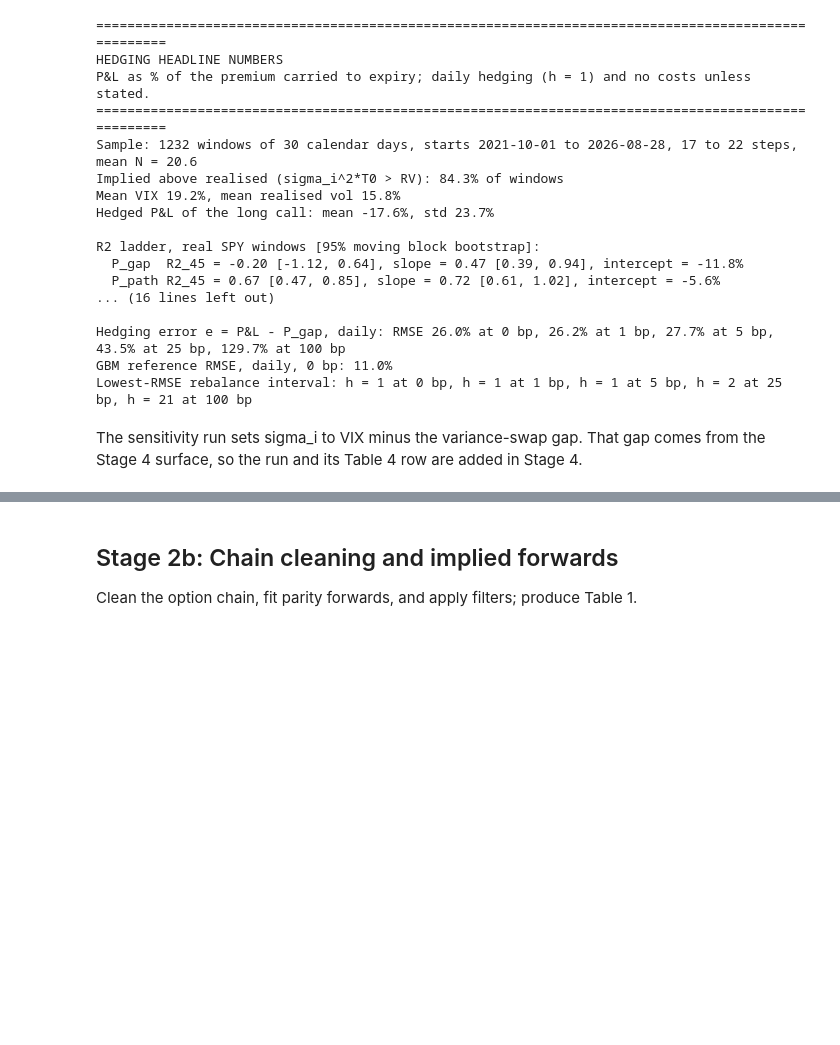
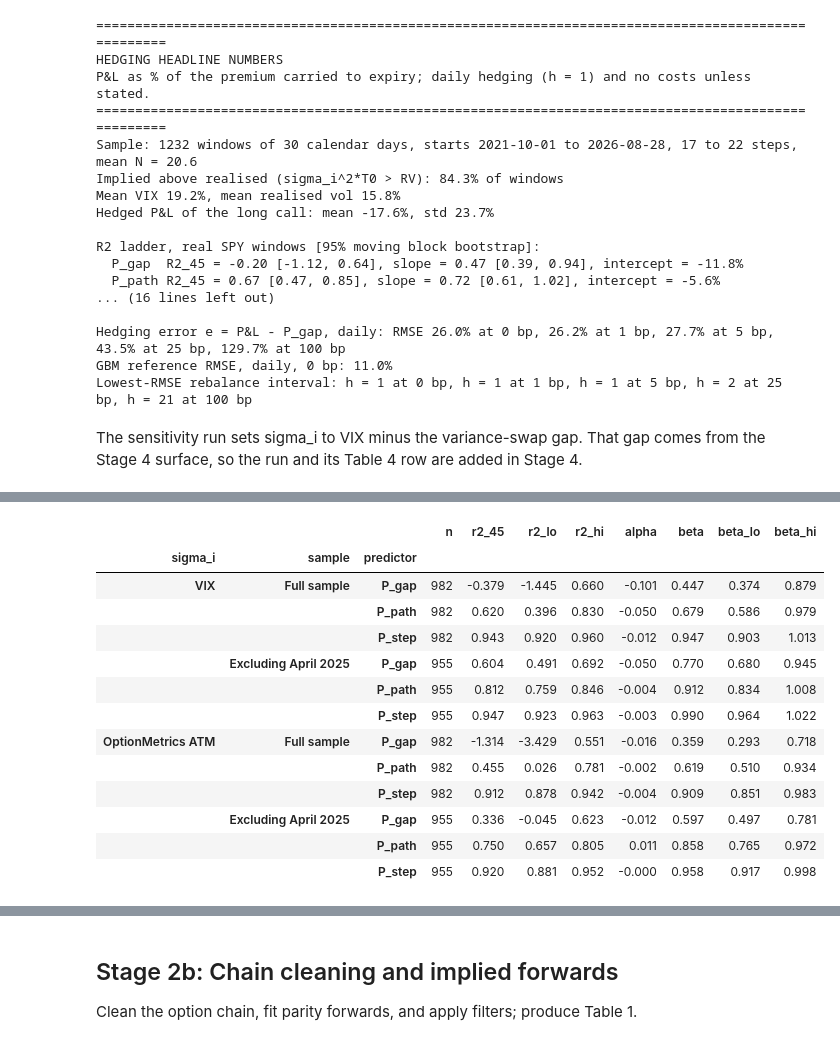
Before and after one commit to yogi-agarwal/vol-surface-delta-hedging, a Jupyter notebook: notebooks/analysis.ipynb, the cells around one changed output, grey strips where cells are left out. Saved outputs shown, nothing was run; the diff lists cells and outputs as text; code cells hidden in the pictures; blank space fills up the shorter version.

```diff
--- a/notebooks/analysis.ipynb
+++ b/notebooks/analysis.ipynb
@@ -532,0 +568,72 @@ The sensitivity run sets sigma_i to VIX minus the variance-swap gap. That gap co
+# %%
+if om is not None:
+    starts_5c, ends_5c, T0_5c, K_5c = win.starts[om_rows], win.ends[om_rows], win.T0[om_rows], win.K[om_rows]
+    sigma_5c = {"VIX": win.sigma_i[om_rows], "OptionMetrics ATM": sigma_atm}
+    runs_5c = {
+        label: hg.simulate_windows(S, win.t, r, starts_5c, ends_5c, sig, K_5c, 1, 0.0)
+        for label, sig in sigma_5c.items()
+    }
+    diff_5b = max(
+        np.max(np.abs(getattr(runs_5c["VIX"], name) - getattr(base, name)[om_rows]))
+        for name in ("pnl", "p_gap", "p_path", "p_step")
+    )
+    print(f"VIX run against the Stage 5b results on these windows: largest difference {diff_5b:.1e}")
+
+    sigma_r_5c = np.sqrt(runs_5c["VIX"].rv / T0_5c)
+    keep_5c = ~april[om_rows]
+    boot_5c = hg.block_bootstrap_indices(om_rows.size, BLOCK, N_RESAMPLES, SEED_BOOT)
+    boot_5c_keep = hg.block_bootstrap_indices(int(keep_5c.sum()), BLOCK, N_RESAMPLES, SEED_BOOT)
+    subsamples_5c = hg.stride_subsamples(starts_5c, ends_5c, STRIDE)  # raises if any two windows share a return
+    sizes_5c = [sub.size for sub in subsamples_5c]
+    print(f"April 2025 exclusion: {(~keep_5c).sum()} windows removed, {keep_5c.sum()} kept")
+    print(f"{len(subsamples_5c)} subsamples at stride {STRIDE}, {min(sizes_5c)} to {max(sizes_5c)} windows each")
+    print(f"Mean realised vol sigma_r over these windows: {sigma_r_5c.mean():.2%}")
+
+    summary_5c, ladders_5c, stride_rows = {}, {}, []
+    for label, res in runs_5c.items():
+        sig = sigma_5c[label]
+        summary_5c[label] = {
+            "windows": sig.size,
+            "mean sigma_i (%)": 100 * sig.mean(),
+            "share sigma_i^2*T0 > RV (%)": 100 * np.mean(sig**2 * T0_5c > res.rv),
+            "mean P&L (%)": 100 * res.pnl.mean(),
+            "std P&L (%)": 100 * res.pnl.std(),
+        }
+        ladders_5c[(label, "Full sample")] = hg.r2_ladder(res.pnl, predictors(res), boot_5c)
+        ladders_5c[(label, "Excluding April 2025")] = hg.r2_ladder(
+            res.pnl[keep_5c], predictors(res, keep_5c), boot_5c_keep
+        )
+        per_offset = pd.concat(
+            {k: hg.r2_ladder(res.pnl[sub], predictors(res, sub)) for k, sub in enumerate(subsamples_5c)},
+            names=["offset", "predictor"],
+        )
+        for name in PREDICTORS:
+            x = per_offset.xs(name, level="predictor")
+            row = {"sigma_i": label, "predictor": name, "n (offset 0)": int(x.loc[0, "n"])}
+            for stat, col in (("r2_45", "R2_45"), ("beta", "slope")):
+                row[f"{col} offset 0"] = x.loc[0, stat]
+                row[f"{col} median"] = x[stat].median()
+                row[f"{col} min"] = x[stat].min()
+                row[f"{col} max"] = x[stat].max()
+            stride_rows.append(row)
+    table_4d_summary = pd.DataFrame.from_dict(summary_5c, orient="index").rename_axis("sigma_i")
+    table_4d_ladder = pd.concat(ladders_5c, names=["sigma_i", "sample", "predictor"])
+    table_4d_stride = pd.DataFrame(stride_rows).set_index(["sigma_i", "predictor"])
+    with pd.option_context("display.max_rows", 100, "display.float_format", "{:.3f}".format):
+        display(table_4d_summary)
+        display(table_4d_ladder)
+        display(table_4d_stride)
+
+    for sample in ("Full sample", "Excluding April 2025"):
+        print(f"{sample}, h = 1, c = 0 [95% moving block bootstrap]:")
+        for name in PREDICTORS:
+            for label in sigma_5c:
+                print(f"  {name:<6} {label:<17} {ladder_line(table_4d_ladder.loc[(label, sample, name)])}")
+    print(f"Stride-22 subsamples, median (min to max) across {len(subsamples_5c)} offsets:")
+    for name in PREDICTORS:
+        for label in sigma_5c:
+            row = table_4d_stride.loc[(label, name)]
+            print(f"  {name:<6} {label:<17} R2_45 {row['R2_45 median']:.2f} ({row['R2_45 min']:.2f} to "
+                  f"{row['R2_45 max']:.2f}), slope {row['slope median']:.2f} ({row['slope min']:.2f} to "
+                  f"{row['slope max']:.2f})")
+# %% [output]
@@ -532,0 +648,14 @@ The sensitivity run sets sigma_i to VIX minus the variance-swap gap. That gap co
+|  |  |  | n | r2_45 | r2_lo | r2_hi | alpha | beta | beta_lo | beta_hi |
+| sigma_i | sample | predictor |  |  |  |  |  |  |  |  |
+| VIX | Full sample | P_gap | 982 | -0.379 | -1.445 | 0.660 | -0.101 | 0.447 | 0.374 | 0.879 |
+|  |  | P_path | 982 | 0.620 | 0.396 | 0.830 | -0.050 | 0.679 | 0.586 | 0.979 |
+|  |  | P_step | 982 | 0.943 | 0.920 | 0.960 | -0.012 | 0.947 | 0.903 | 1.013 |
+|  | Excluding April 2025 | P_gap | 955 | 0.604 | 0.491 | 0.692 | -0.050 | 0.770 | 0.680 | 0.945 |
+|  |  | P_path | 955 | 0.812 | 0.759 | 0.846 | -0.004 | 0.912 | 0.834 | 1.008 |
+|  |  | P_step | 955 | 0.947 | 0.923 | 0.963 | -0.003 | 0.990 | 0.964 | 1.022 |
+| OptionMetrics ATM | Full sample | P_gap | 982 | -1.314 | -3.429 | 0.551 | -0.016 | 0.359 | 0.293 | 0.718 |
+|  |  | P_path | 982 | 0.455 | 0.026 | 0.781 | -0.002 | 0.619 | 0.510 | 0.934 |
+|  |  | P_step | 982 | 0.912 | 0.878 | 0.942 | -0.004 | 0.909 | 0.851 | 0.983 |
+|  | Excluding April 2025 | P_gap | 955 | 0.336 | -0.045 | 0.623 | -0.012 | 0.597 | 0.497 | 0.781 |
+|  |  | P_path | 955 | 0.750 | 0.657 | 0.805 | 0.011 | 0.858 | 0.765 | 0.972 |
+|  |  | P_step | 955 | 0.920 | 0.881 | 0.952 | -0.000 | 0.958 | 0.917 | 0.998 |
```
Also changed, not shown: parts of 8 cells of this notebook, 3 other files.
